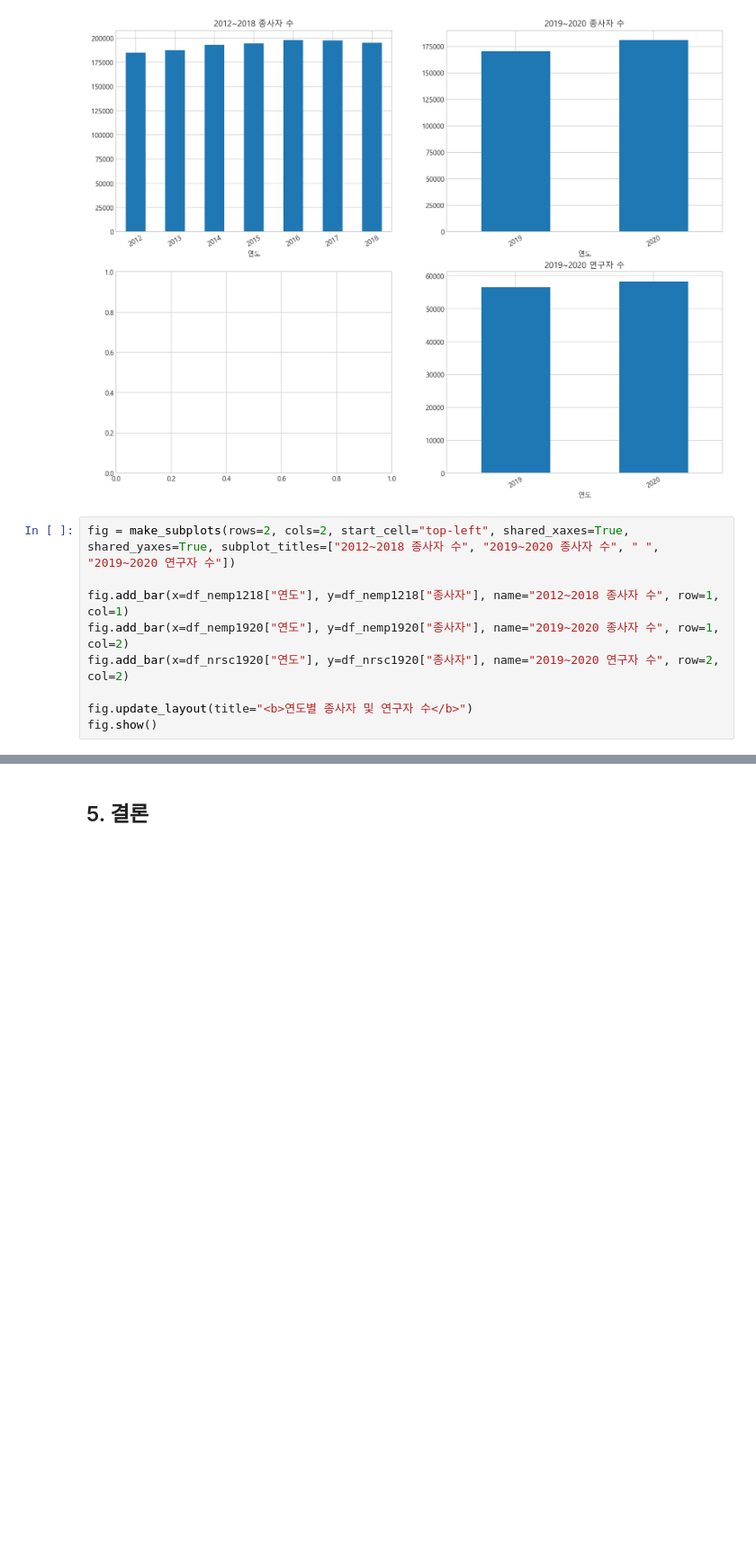
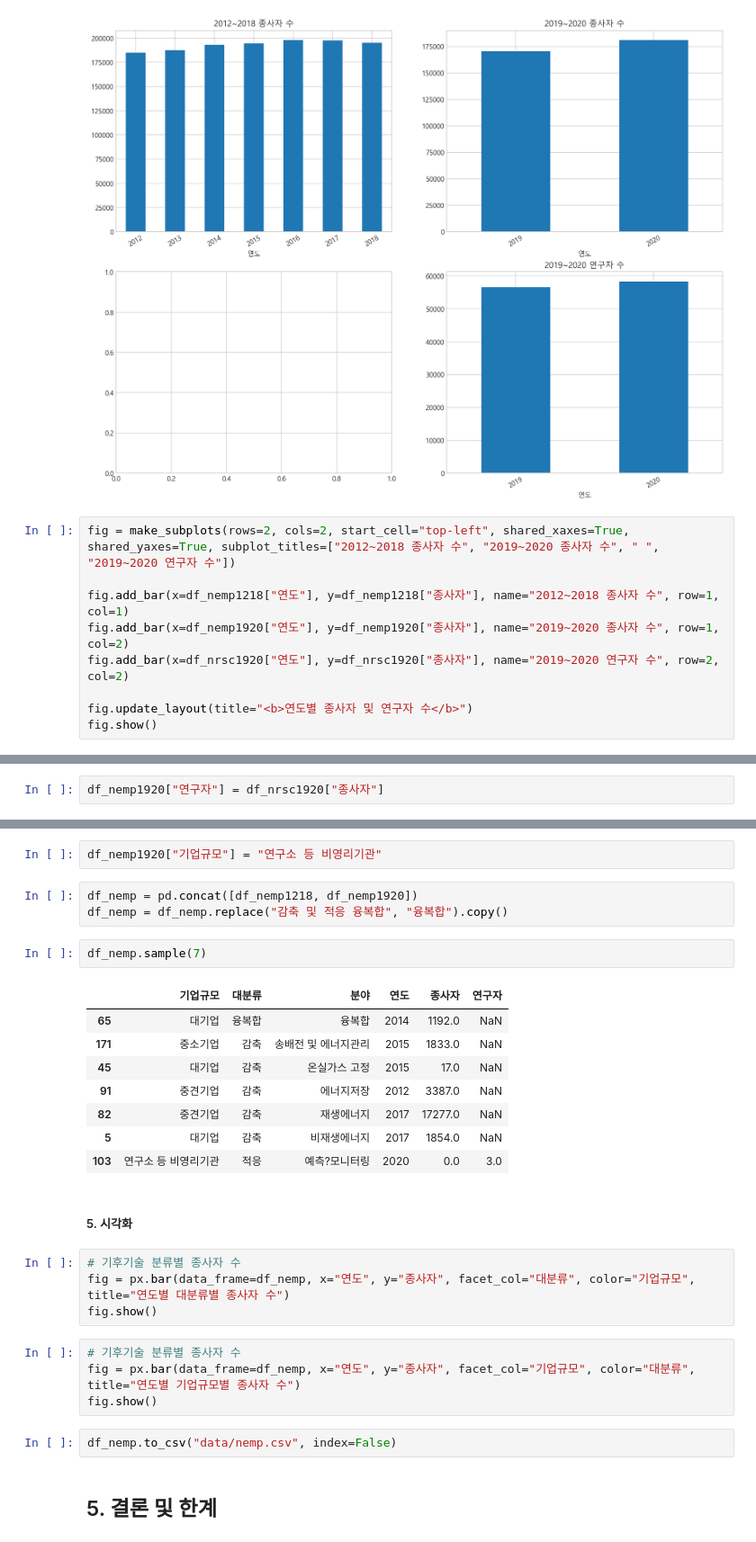
Before and after one commit to nuyhc/Mini_Project, a Jupyter notebook: 4. V_CTI_CN/v_cti_cn.ipynb, the cells around one changed output, grey strips where cells are left out. Shown at 90% size. Saved outputs shown, nothing was run; the diff lists cells and outputs as text; blank space fills up the shorter version.

```diff
--- a/4. V_CTI_CN/v_cti_cn.ipynb
+++ b/4. V_CTI_CN/v_cti_cn.ipynb
@@ -466,0 +447,2 @@ set(df_nemp1920["기업규모"]), set(df_nrsc1920["기업규모"])
+# %%
+df_nemp1920["연구자"] = df_nrsc1920["종사자"]
@@ -467,4 +478,32 @@ set(df_nemp1920["기업규모"]), set(df_nrsc1920["기업규모"])
+# %%
+df_nemp1920["기업규모"] = "연구소 등 비영리기관"
+# %%
+df_nemp = pd.concat([df_nemp1218, df_nemp1920])
+df_nemp = df_nemp.replace("감축 및 적응 융복합", "융복합").copy()
+# %%
+df_nemp.sample(7)
+# %% [output]
+|  | 기업규모 | 대분류 | 분야 | 연도 | 종사자 | 연구자 |
+| 65 | 대기업 | 융복합 | 융복합 | 2014 | 1192.0 | NaN |
+| 171 | 중소기업 | 감축 | 송배전 및 에너지관리 | 2015 | 1833.0 | NaN |
+| 45 | 대기업 | 감축 | 온실가스 고정 | 2015 | 17.0 | NaN |
+| 91 | 중견기업 | 감축 | 에너지저장 | 2012 | 3387.0 | NaN |
+| 82 | 중견기업 | 감축 | 재생에너지 | 2017 | 17277.0 | NaN |
+| 5 | 대기업 | 감축 | 비재생에너지 | 2017 | 1854.0 | NaN |
+| 103 | 연구소 등 비영리기관 | 적응 | 예측?모니터링 | 2020 | 0.0 | 3.0 |
+# %% [markdown]
+##### 5. 시각화
+# %%
+# 기후기술 분류별 종사자 수
+fig = px.bar(data_frame=df_nemp, x="연도", y="종사자", facet_col="대분류", color="기업규모", title="연도별 대분류별 종사자 수")
+fig.show()
+# %%
+# 기후기술 분류별 종사자 수
+fig = px.bar(data_frame=df_nemp, x="연도", y="종사자", facet_col="기업규모", color="대분류", title="연도별 기업규모별 종사자 수")
+fig.show()
+# %%
+df_nemp.to_csv("data/nemp.csv", index=False)
 # %% [markdown]
-## 5. 결론
+## 5. 결론 및 한계
 # %% [markdown]
 기술 변경을 생각하지 못함
```
Also changed, not shown: parts of 14 cells of this notebook, 1 other file.
